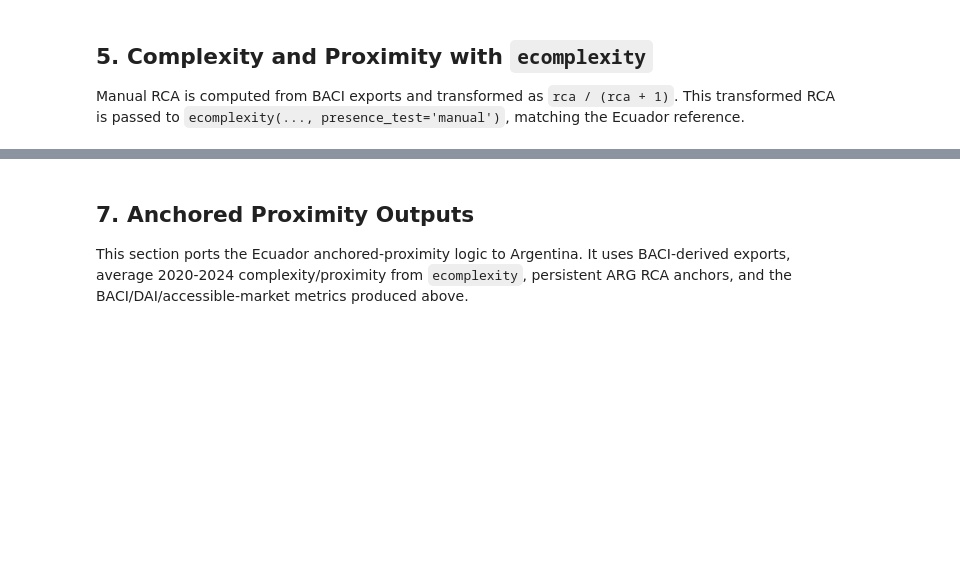
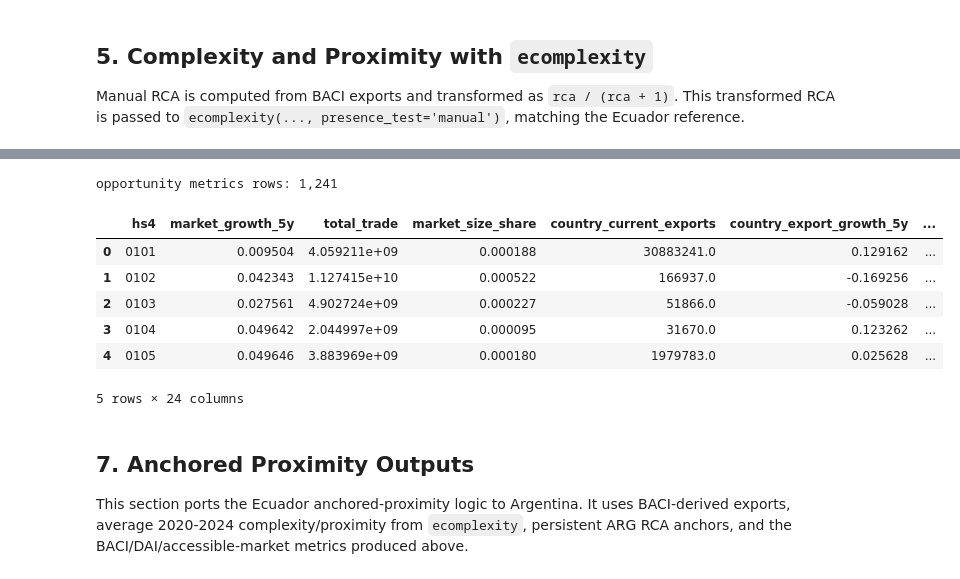
Before and after one commit to jcanas21/GL_argentina_opportunities, a Jupyter notebook: code/data_processing.ipynb, the cells around one changed output, grey strips where cells are left out. Saved outputs shown, nothing was run; the diff lists cells and outputs as text; code cells hidden in the pictures; blank space fills up the shorter version.

Commit message:
Remove legacy market artifacts

```diff
--- a/code/data_processing.ipynb
+++ b/code/data_processing.ipynb
@@ -449,45 +493,42 @@ rank = exp_hs4[exp_hs4['exporter'].eq(FOCUS_ISO)][['hs4', 'country_exporter_rank
 am = accessible_market_growth[accessible_market_growth['iso3_o'].eq(FOCUS_ISO)].rename(columns={
     'hs92': 'hs4',
     'accessible_market_size_2024': 'accessible_market_size',
 })[['hs4', 'accessible_market_size', 'accessible_market_growth_5y']]
 
 out = world_pivot[['hs4', 'market_growth_5y']].merge(world_2024, on='hs4', how='outer')
 out = out.merge(country_2024, on='hs4', how='left')
 out = out.merge(share[['hs4', 'country_market_share_2020', 'country_market_share_2024', 'market_share_change_abs']], on='hs4', how='left')
 out = out.merge(attrs, on='hs4', how='left')
 out = out.drop(columns=['eff_num_exp'], errors='ignore').merge(eff, on='hs4', how='left')
 out = out.merge(rank, on='hs4', how='left')
 out = out.merge(am, on='hs4', how='left')
 out = out.merge(arg_dai, on='hs4', how='left')
 out = out.fillna(0.0)
 
 country_total_2024 = float(out['country_current_exports'].sum())
 out['raw_rca_trade'] = np.where((country_total_2024 > 0) & (world_total_2024 > 0) & (out['total_trade'] > 0), (out['country_current_exports'] / country_total_2024) / (out['total_trade'] / world_total_2024), 0.0)
 out['market_size'] = out['total_trade']
 total_accessible = float(out['accessible_market_size'].sum())
 out['accessible_market_size_share'] = np.where(total_accessible > 0, out['accessible_market_size'] / total_accessible, 0.0)
 out['accessible_market_to_market_ratio'] = np.where(out['market_size'] > 0, out['accessible_market_size'] / out['market_size'], 0.0)
 
-# Compatibility aliases retained for existing app components.
-out['potential_market_size'] = out['accessible_market_size']
-out['potential_market_growth_5y'] = out['accessible_market_growth_5y']
-out['potential_market_size_share'] = out['accessible_market_size_share']
-out['potential_market_to_market_ratio'] = out['accessible_market_to_market_ratio']
-out['alignment_unweighted_percentile'] = out['dai_percentile']
-out['alignment_weighted_percentile'] = out['dai_percentile']
-out['alignment_lead_unweighted'] = out['dai_lead']
-out['alignment_lead_weighted'] = out['dai_lead']
-out['unweighted_index'] = out['dai_index']
-out['weighted_index'] = out['dai_index']
 
 out['above_median_cagr'] = out['market_growth_5y'] > out['market_growth_5y'].median()
 out['above_median_export_cagr'] = out['country_export_growth_5y'] > out['country_export_growth_5y'].median()
 out['above_median_accessible_market_growth'] = out['accessible_market_growth_5y'] > out['accessible_market_growth_5y'].median()
-out['above_median_potential_market_growth'] = out['above_median_accessible_market_growth']
 
 out.to_csv(INTERMEDIATE / 'opportunity_metrics_hs4_arg.csv', index=False)
 print(f'opportunity metrics rows: {len(out):,}')
 out.head()
+# %% [output]
+opportunity metrics rows: 1,241
+|  | hs4 | market_growth_5y | total_trade | market_size_share | country_current_exports | country_export_growth_5y | ... |
+| 0 | 0101 | 0.009504 | 4.059211e+09 | 0.000188 | 30883241.0 | 0.129162 | ... |
+| 1 | 0102 | 0.042343 | 1.127415e+10 | 0.000522 | 166937.0 | -0.169256 | ... |
+| 2 | 0103 | 0.027561 | 4.902724e+09 | 0.000227 | 51866.0 | -0.059028 | ... |
+| 3 | 0104 | 0.049642 | 2.044997e+09 | 0.000095 | 31670.0 | 0.123262 | ... |
+| 4 | 0105 | 0.049646 | 3.883969e+09 | 0.000180 | 1979783.0 | 0.025628 | ... |
+5 rows × 24 columns
 # %% [markdown]
 ## 7. Anchored Proximity Outputs
 
```
Also changed, not shown: parts of 11 cells of this notebook, 7 other files.
